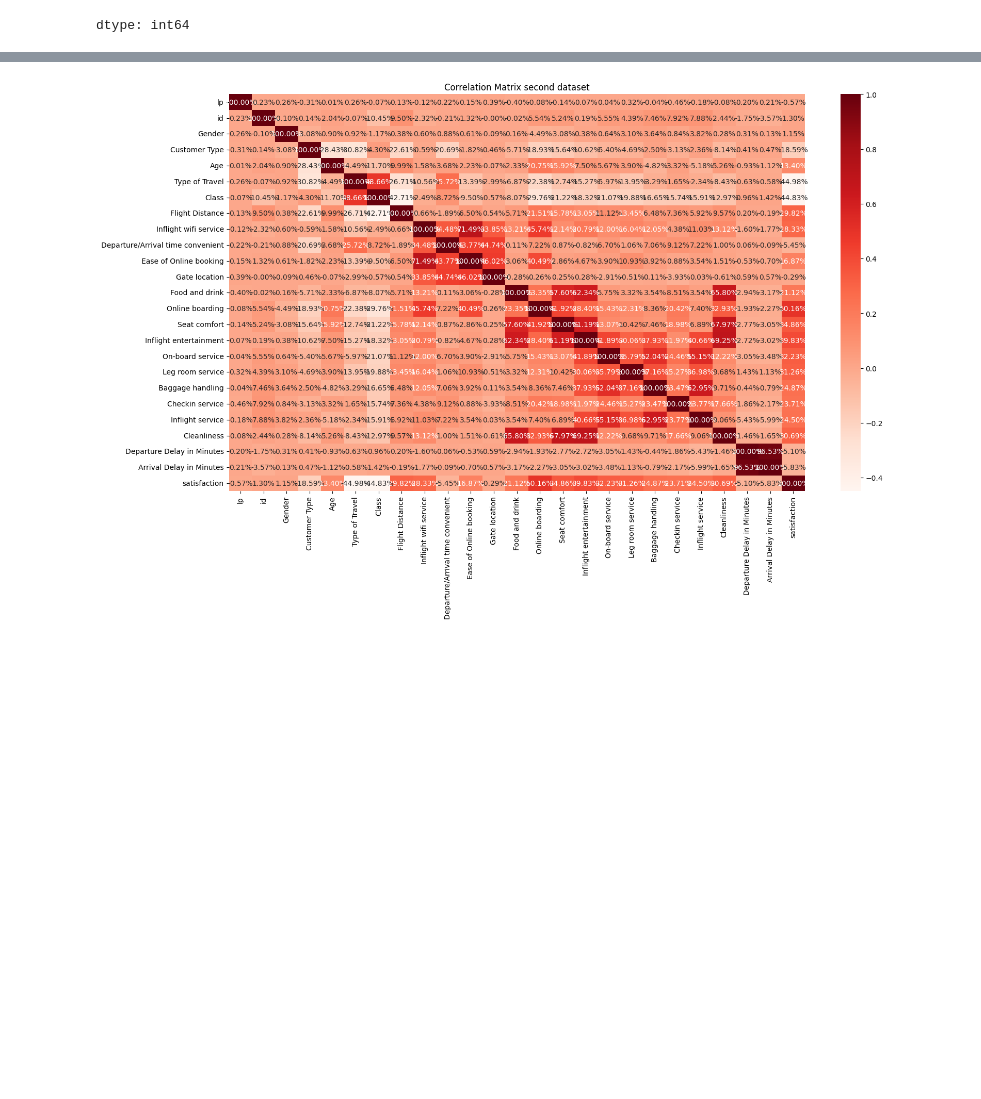
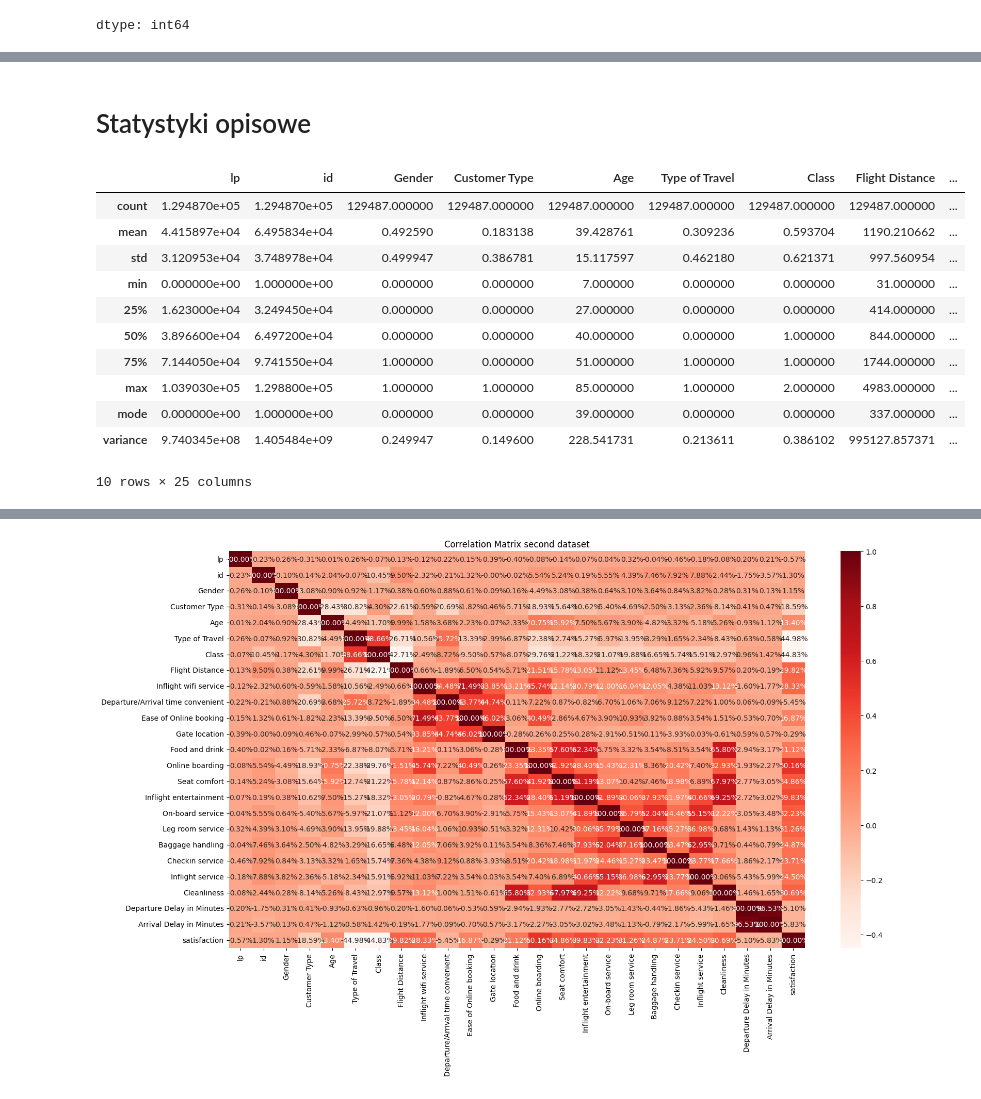
Before and after one commit to Francho03/AI-Project, a Jupyter notebook: code/project.ipynb, the cells around one changed output, grey strips where cells are left out. Cells and saved outputs as stored; diff of their text form; code cells hidden in the pictures; blank space fills up the shorter version.

```diff
--- a/code/project.ipynb
+++ b/code/project.ipynb
@@ -100 +89,22 @@ data.describe()
+# %% [markdown]
+# Statystyki opisowe
+# %%
+# Tworzymy podstawowe statystyki opisowe, dodajemy modę (dominantę) oraz wariancję
+summary = data.describe()
+summary.loc['mode'] = data.mode().iloc[0]
+summary.loc['variance'] = data.var()
+display(summary)
+# %% [output]
+|  | lp | id | Gender | Customer Type | Age | Type of Travel | Class | Flight Distance | ... |
+| count | 1.294870e+05 | 1.294870e+05 | 129487.000000 | 129487.000000 | 129487.000000 | 129487.000000 | 129487.000000 | 129487.000000 | ... |
+| mean | 4.415897e+04 | 6.495834e+04 | 0.492590 | 0.183138 | 39.428761 | 0.309236 | 0.593704 | 1190.210662 | ... |
+| std | 3.120953e+04 | 3.748978e+04 | 0.499947 | 0.386781 | 15.117597 | 0.462180 | 0.621371 | 997.560954 | ... |
+| min | 0.000000e+00 | 1.000000e+00 | 0.000000 | 0.000000 | 7.000000 | 0.000000 | 0.000000 | 31.000000 | ... |
+| 25% | 1.623000e+04 | 3.249450e+04 | 0.000000 | 0.000000 | 27.000000 | 0.000000 | 0.000000 | 414.000000 | ... |
+| 50% | 3.896600e+04 | 6.497200e+04 | 0.000000 | 0.000000 | 40.000000 | 0.000000 | 1.000000 | 844.000000 | ... |
+| 75% | 7.144050e+04 | 9.741550e+04 | 1.000000 | 0.000000 | 51.000000 | 1.000000 | 1.000000 | 1744.000000 | ... |
+| max | 1.039030e+05 | 1.298800e+05 | 1.000000 | 1.000000 | 85.000000 | 1.000000 | 2.000000 | 4983.000000 | ... |
+| mode | 0.000000e+00 | 1.000000e+00 | 0.000000 | 0.000000 | 39.000000 | 0.000000 | 0.000000 | 337.000000 | ... |
+| variance | 9.740345e+08 | 1.405484e+09 | 0.249947 | 0.149600 | 228.541731 | 0.213611 | 0.386102 | 995127.857371 | ... |
+10 rows × 25 columns
 # %%
```
Also changed, not shown: parts of 18 cells of this notebook.
